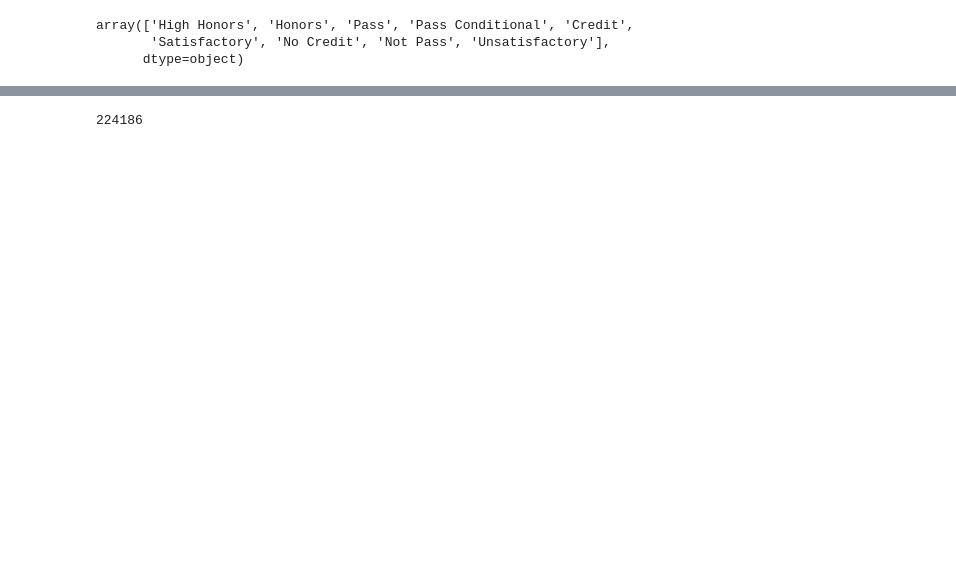
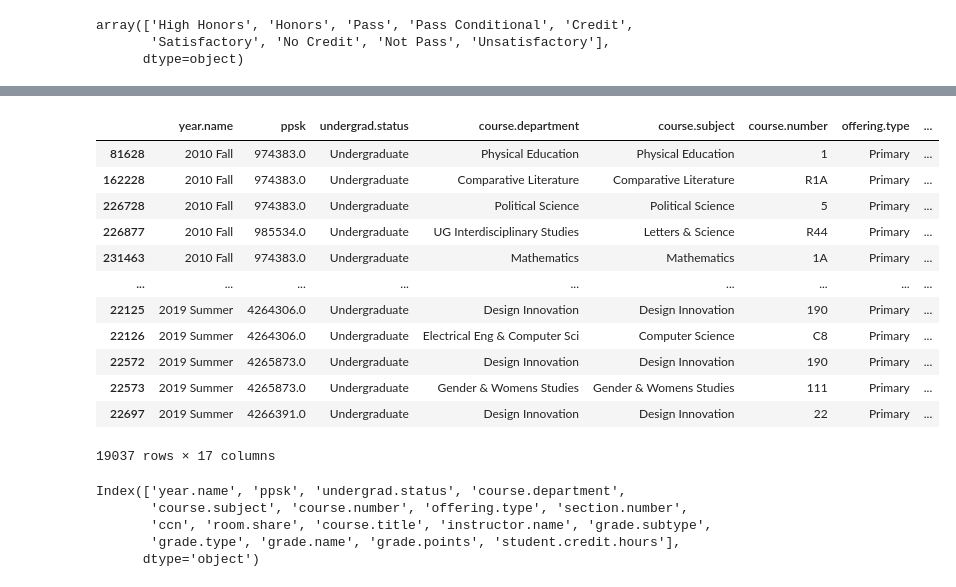
Before and after one commit to PaulDTP/Berkeley_Jacobs, a Jupyter notebook: test.ipynb, the cells around one changed output, grey strips where cells are left out. Cells and saved outputs as stored; diff of their text form; code cells hidden in the pictures; blank space fills up the shorter version.

```diff
--- a/test.ipynb
+++ b/test.ipynb
@@ -140,4 +205,24 @@ student_courses[student_courses['grade.name']< 'D']
-# %%
-len(student_courses['ppsk'].unique())
-# %% [output]
-224186
+# %%
+student_passes
+# %% [output]
+|  | year.name | ppsk | undergrad.status | course.department | course.subject | course.number | offering.type | ... |
+| 81628 | 2010 Fall | 974383.0 | Undergraduate | Physical Education | Physical Education | 1 | Primary | ... |
+| 162228 | 2010 Fall | 974383.0 | Undergraduate | Comparative Literature | Comparative Literature | R1A | Primary | ... |
+| 226728 | 2010 Fall | 974383.0 | Undergraduate | Political Science | Political Science | 5 | Primary | ... |
+| 226877 | 2010 Fall | 985534.0 | Undergraduate | UG Interdisciplinary Studies | Letters & Science | R44 | Primary | ... |
+| 231463 | 2010 Fall | 974383.0 | Undergraduate | Mathematics | Mathematics | 1A | Primary | ... |
+| ... | ... | ... | ... | ... | ... | ... | ... | ... |
+| 22125 | 2019 Summer | 4264306.0 | Undergraduate | Design Innovation | Design Innovation | 190 | Primary | ... |
+| 22126 | 2019 Summer | 4264306.0 | Undergraduate | Electrical Eng & Computer Sci | Computer Science | C8 | Primary | ... |
+| 22572 | 2019 Summer | 4265873.0 | Undergraduate | Design Innovation | Design Innovation | 190 | Primary | ... |
+| 22573 | 2019 Summer | 4265873.0 | Undergraduate | Gender & Womens Studies | Gender & Womens Studies | 111 | Primary | ... |
+| 22697 | 2019 Summer | 4266391.0 | Undergraduate | Design Innovation | Design Innovation | 22 | Primary | ... |
+19037 rows × 17 columns
+# %%
+student_courses.columns
+# %% [output]
+Index(['year.name', 'ppsk', 'undergrad.status', 'course.department',
+       'course.subject', 'course.number', 'offering.type', 'section.number',
+       'ccn', 'room.share', 'course.title', 'instructor.name', 'grade.subtype',
+       'grade.type', 'grade.name', 'grade.points', 'student.credit.hours'],
+      dtype='object')
```
Also changed, not shown: parts of 9 cells of this notebook.
